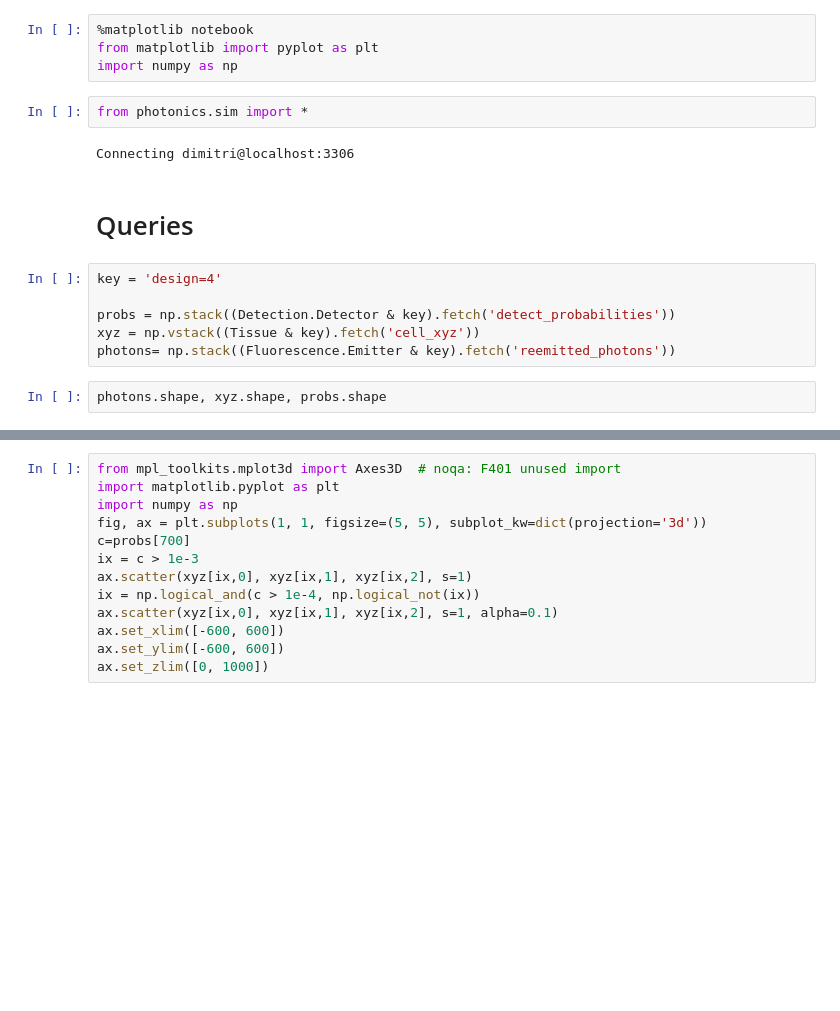
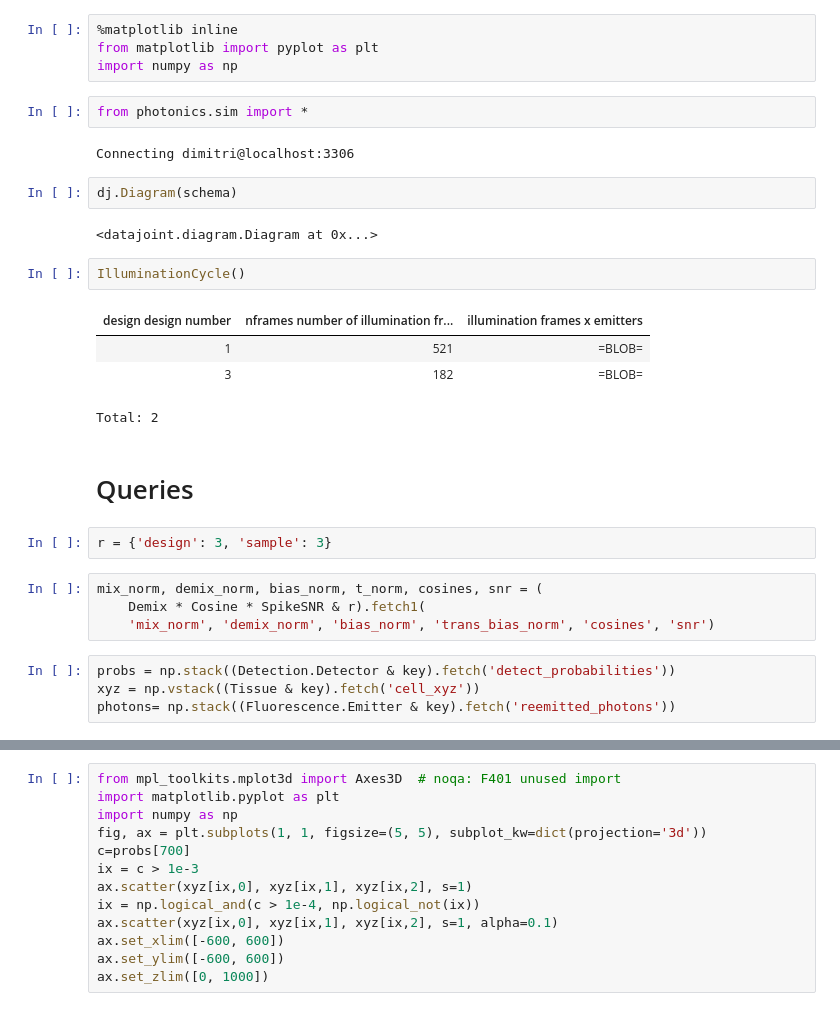
Before and after one commit to datajoint-company/neurophotonics, a Jupyter notebook: notebooks/Sim.ipynb, the cells around one changed output, grey strips where cells are left out. Drawn from its saved outputs; the diff is of its cells as text; blank space fills up the shorter version.

```diff
--- a/notebooks/Sim.ipynb
+++ b/notebooks/Sim.ipynb
@@ -1,18 +1,31 @@
 # %%
-%matplotlib notebook
+%matplotlib inline
 from matplotlib import pyplot as plt
 import numpy as np
 # %%
 from photonics.sim import *
 # %% [output]
 Connecting dimitri@localhost:3306
+# %%
+dj.Diagram(schema)
+# %% [output]
+<datajoint.diagram.Diagram at 0x...>
+# %%
+IlluminationCycle()
+# %% [output]
+| design design number | nframes number of illumination fr... | illumination frames x emitters |
+| 1 | 521 | =BLOB= |
+| 3 | 182 | =BLOB= |
+Total: 2
 # %% [markdown]
 # Queries
+# %%
+r = {'design': 3, 'sample': 3}
+# %%
+mix_norm, demix_norm, bias_norm, t_norm, cosines, snr = (
+    Demix * Cosine * SpikeSNR & r).fetch1(
+    'mix_norm', 'demix_norm', 'bias_norm', 'trans_bias_norm', 'cosines', 'snr')
 # %%
-key = 'design=4'
-
 probs = np.stack((Detection.Detector & key).fetch('detect_probabilities'))
 xyz = np.vstack((Tissue & key).fetch('cell_xyz'))
 photons= np.stack((Fluorescence.Emitter & key).fetch('reemitted_photons'))
-# %%
-photons.shape, xyz.shape, probs.shape
```
Also changed, not shown: parts of 7 cells of this notebook, 11 other files.
